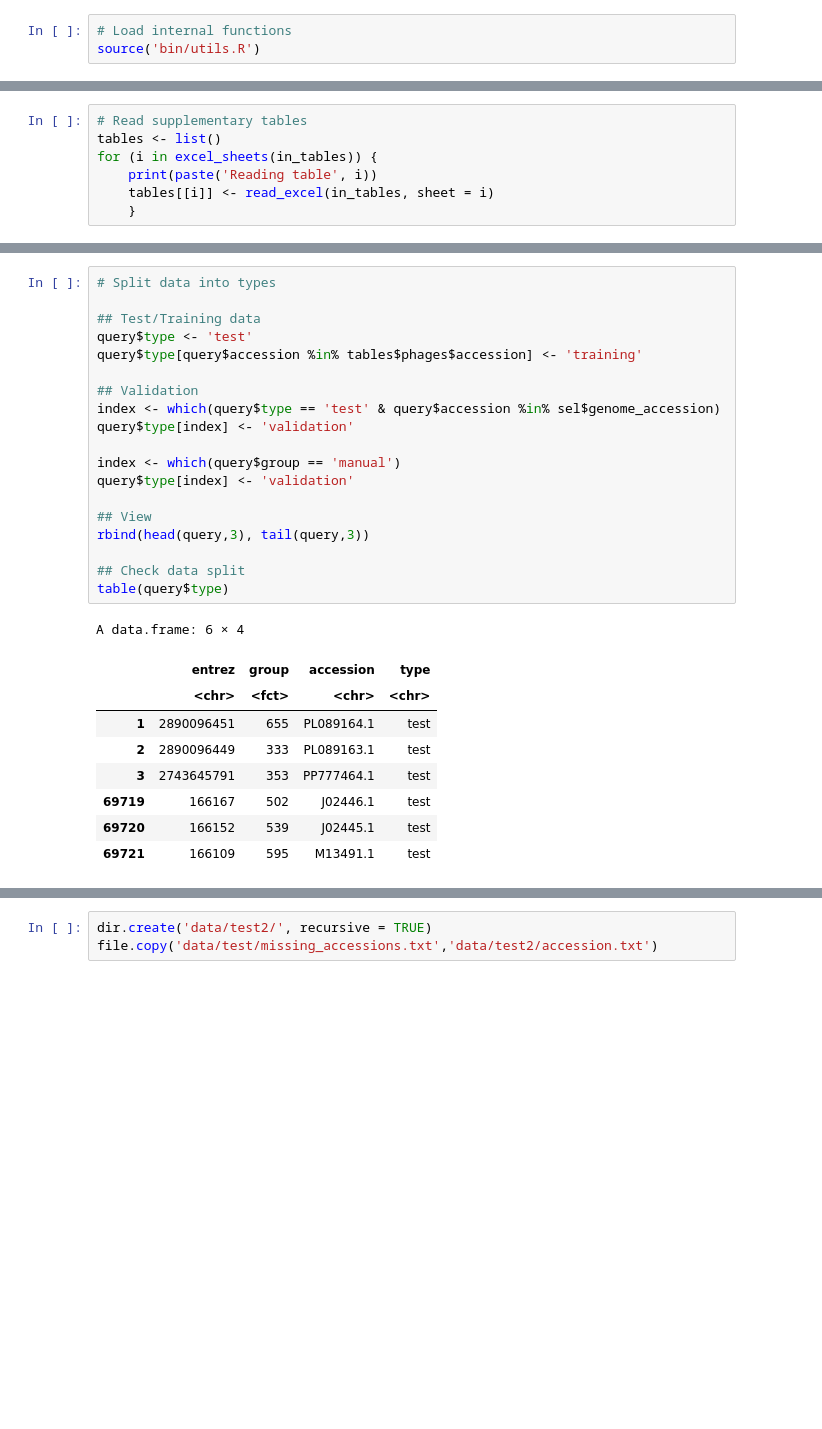
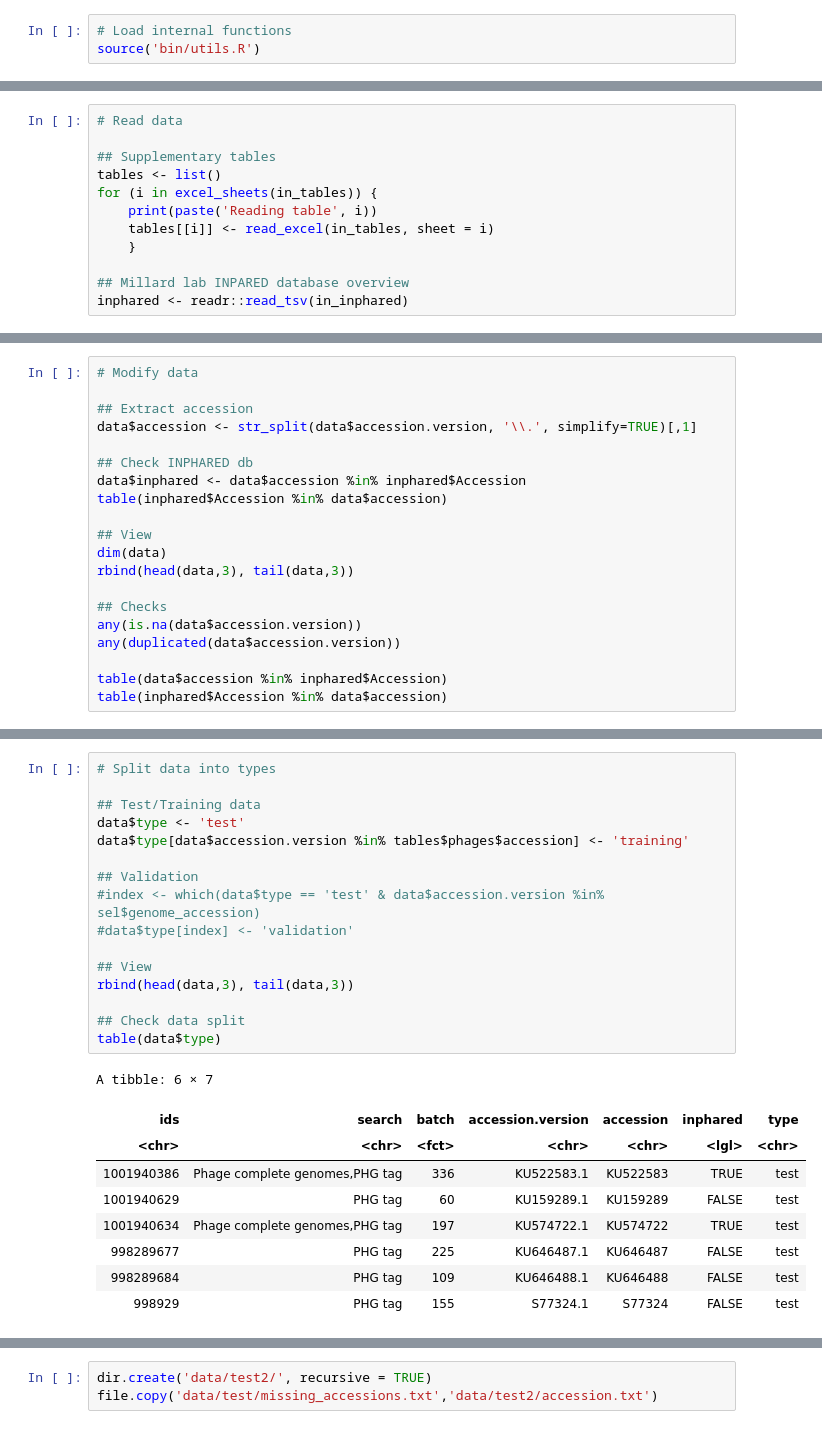
Before and after one commit to fineranlab/phage-genome-arabinosylation, a Jupyter notebook: bin/A_download-genomes.ipynb, the cells around one changed output, grey strips where cells are left out. Cells and saved outputs as stored; diff of their text form; blank space fills up the shorter version.

```diff
--- a/bin/A_download-genomes.ipynb
+++ b/bin/A_download-genomes.ipynb
@@ -70,9 +75,14 @@ Warning message in dir.create(dirname(fn[[i]])):
 # %%
-# Read supplementary tables
+# Read data
+
+## Supplementary tables
 tables <- list()
 for (i in excel_sheets(in_tables)) {
     print(paste('Reading table', i))
     tables[[i]] <- read_excel(in_tables, sheet = i)
     }
+
+## Millard lab INPARED database overview
+inphared <- readr::read_tsv(in_inphared)
 # %% [output]
 [1] "Reading table phages"
@@ -203,0 +217,20 @@ A data.frame: 6 × 3
+# %%
+# Modify data
+
+## Extract accession
+data$accession <- str_split(data$accession.version, '\\.', simplify=TRUE)[,1]
+
+## Check INPHARED db
+data$inphared <- data$accession %in% inphared$Accession
+table(inphared$Accession %in% data$accession)
+
+## View
+dim(data)
+rbind(head(data,3), tail(data,3))
+
+## Checks
+any(is.na(data$accession.version))
+any(duplicated(data$accession.version))
+
+table(data$accession %in% inphared$Accession)
+table(inphared$Accession %in% data$accession)
@@ -287,29 +321,26 @@ FALSE  TRUE
 # %%
 # Split data into types
 
 ## Test/Training data
-query$type <- 'test'
-query$type[query$accession %in% tables$phages$accession] <- 'training'
+data$type <- 'test'
+data$type[data$accession.version %in% tables$phages$accession] <- 'training'
 
 ## Validation
-index <- which(query$type == 'test' & query$accession %in% sel$genome_accession)
-query$type[index] <- 'validation'
-
-index <- which(query$group == 'manual')
-query$type[index] <- 'validation'
+#index <- which(data$type == 'test' & data$accession.version %in% sel$genome_accession)
+#data$type[index] <- 'validation'
 
 ## View
-rbind(head(query,3), tail(query,3))
+rbind(head(data,3), tail(data,3))
 
 ## Check data split
-table(query$type)
+table(data$type)
 # %% [output]
-A data.frame: 6 × 4
+A tibble: 6 × 7
-|  | entrez | group | accession | type |
-|  | <chr> | <fct> | <chr> | <chr> |
-| 1 | 2890096451 | 655 | PL089164.1 | test |
-| 2 | 2890096449 | 333 | PL089163.1 | test |
-| 3 | 2743645791 | 353 | PP777464.1 | test |
-| 69719 | 166167 | 502 | J02446.1 | test |
-| 69720 | 166152 | 539 | J02445.1 | test |
-| 69721 | 166109 | 595 | M13491.1 | test |
+| ids | search | batch | accession.version | accession | inphared | type |
+| <chr> | <chr> | <fct> | <chr> | <chr> | <lgl> | <chr> |
+| 1001940386 | Phage complete genomes,PHG tag | 336 | KU522583.1 | KU522583 | TRUE | test |
+| 1001940629 | PHG tag | 60 | KU159289.1 | KU159289 | FALSE | test |
+| 1001940634 | Phage complete genomes,PHG tag | 197 | KU574722.1 | KU574722 | TRUE | test |
+| 998289677 | PHG tag | 225 | KU646487.1 | KU646487 | FALSE | test |
+| 998289684 | PHG tag | 109 | KU646488.1 | KU646488 | FALSE | test |
+| 998929 | PHG tag | 155 | S77324.1 | S77324 | FALSE | test |
```
Also changed, not shown: parts of 29 cells of this notebook, 4 other files.
